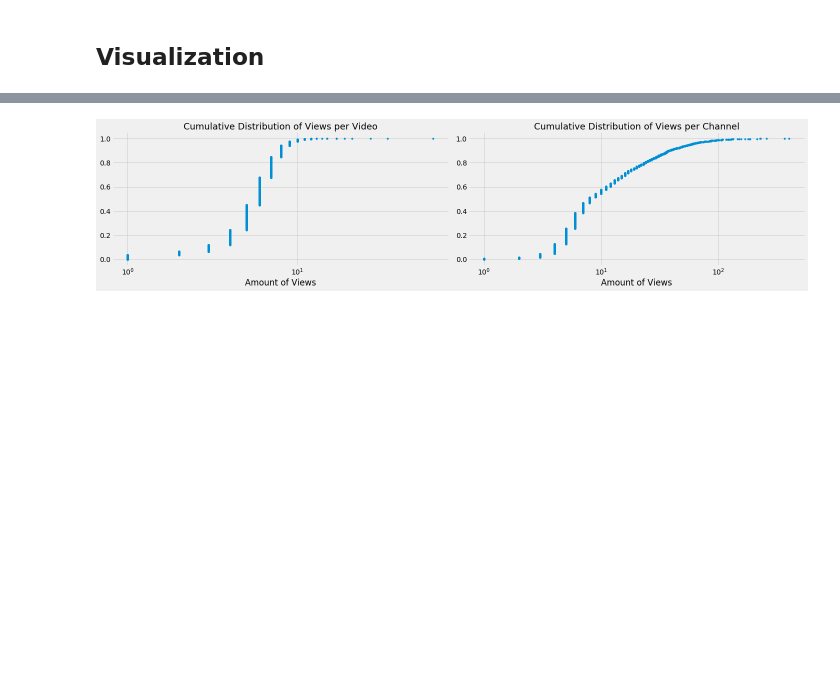
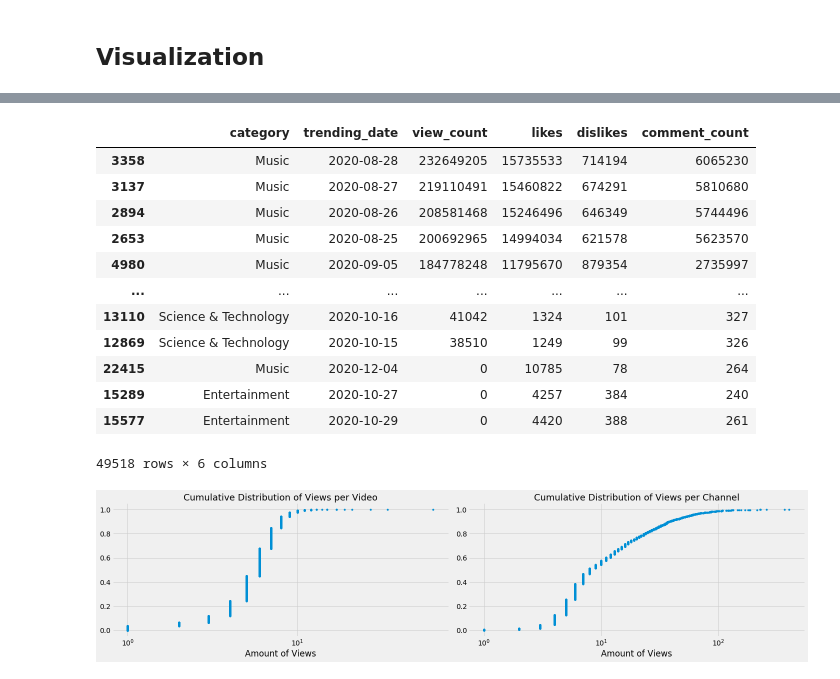
Before and after one commit to manny-p/youtube-trending-data, a Jupyter notebook: src/eda.ipynb, the cells around one changed output, grey strips where cells are left out. Saved outputs shown, nothing was run; the diff lists cells and outputs as text; code cells hidden in the pictures; blank space fills up the shorter version.

```diff
--- a/src/eda.ipynb
+++ b/src/eda.ipynb
@@ -430,0 +376,18 @@ sns.barplot(x=byCat_max_views, y=top_cat, hue=df1['category'] )
+# %%
+# highest view_count by item
+
+df2.sort_values('view_count', ascending=False)
+# %% [output]
+|  | category | trending_date | view_count | likes | dislikes | comment_count |
+| 3358 | Music | 2020-08-28 | 232649205 | 15735533 | 714194 | 6065230 |
+| 3137 | Music | 2020-08-27 | 219110491 | 15460822 | 674291 | 5810680 |
+| 2894 | Music | 2020-08-26 | 208581468 | 15246496 | 646349 | 5744496 |
+| 2653 | Music | 2020-08-25 | 200692965 | 14994034 | 621578 | 5623570 |
+| 4980 | Music | 2020-09-05 | 184778248 | 11795670 | 879354 | 2735997 |
+| ... | ... | ... | ... | ... | ... | ... |
+| 13110 | Science & Technology | 2020-10-16 | 41042 | 1324 | 101 | 327 |
+| 12869 | Science & Technology | 2020-10-15 | 38510 | 1249 | 99 | 326 |
+| 22415 | Music | 2020-12-04 | 0 | 10785 | 78 | 264 |
+| 15289 | Entertainment | 2020-10-27 | 0 | 4257 | 384 | 240 |
+| 15577 | Entertainment | 2020-10-29 | 0 | 4420 | 388 | 261 |
+49518 rows × 6 columns
```
Also changed, not shown: parts of 33 cells of this notebook.
